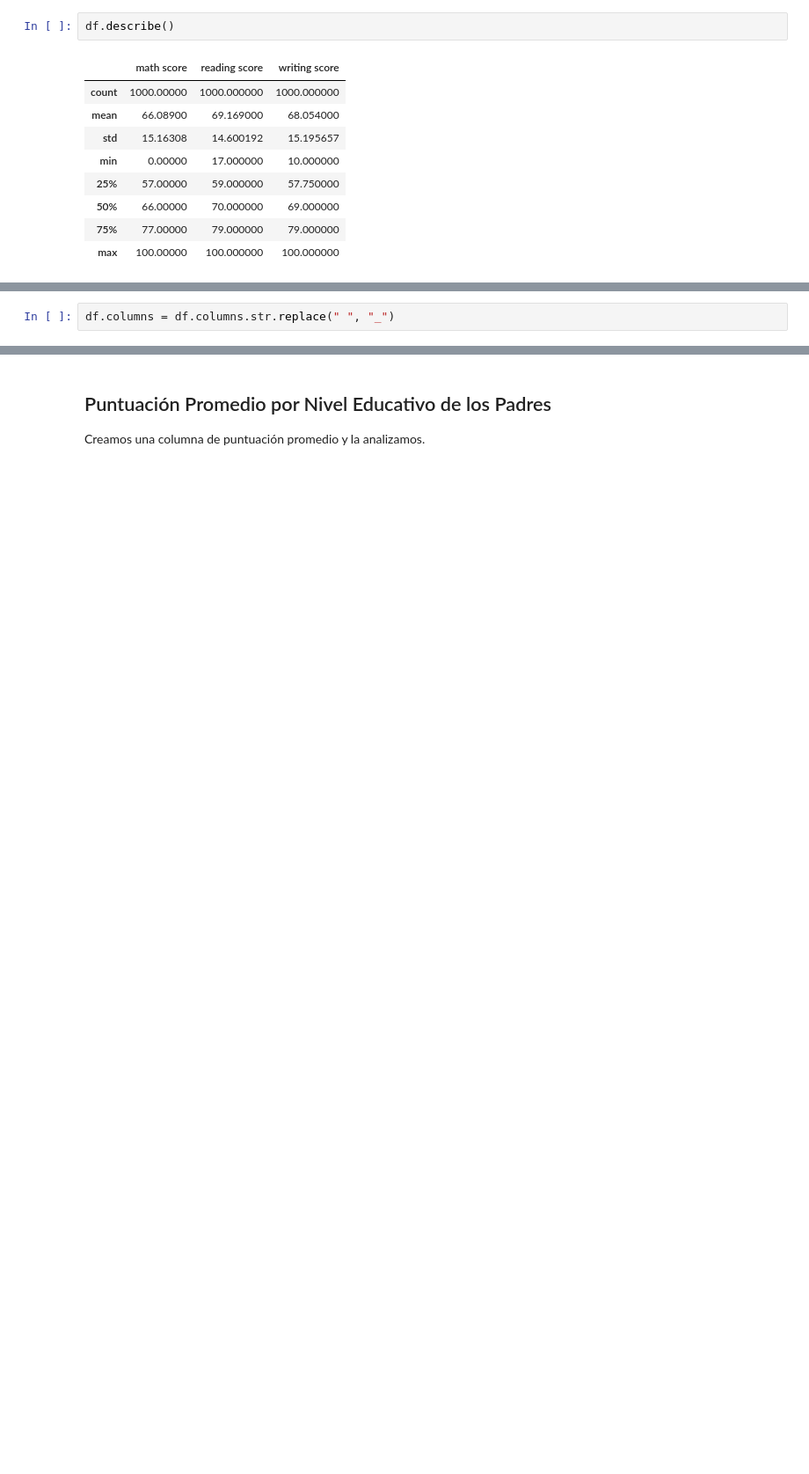
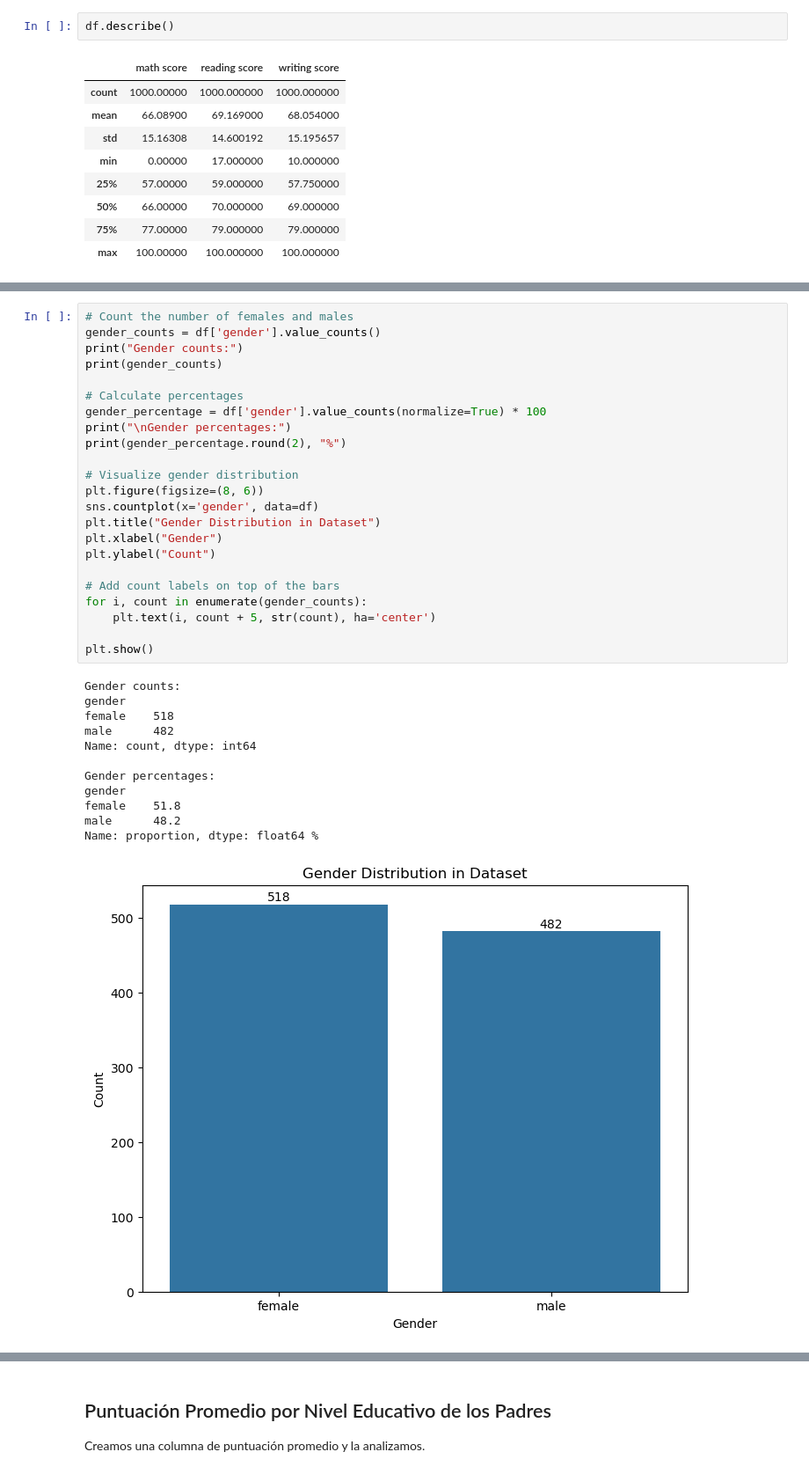
Before and after one commit to 8xbit/Entrega-final-EDA, a Jupyter notebook: Students Performance in Exams 2.ipynb, the cells around one changed output, grey strips where cells are left out. Shown: that part at 88% size. Drawn from its saved outputs; the diff is of its cells as text; blank space fills up the shorter version.

```diff
--- a/Students Performance in Exams 2.ipynb
+++ b/Students Performance in Exams 2.ipynb
@@ -104,2 +108,0 @@ df.describe()
-# %%
-df.columns = df.columns.str.replace(" ", "_")
@@ -121,0 +111,36 @@ plt.show()
+# %%
+# Count the number of females and males
+gender_counts = df['gender'].value_counts()
+print("Gender counts:")
+print(gender_counts)
+
+# Calculate percentages
+gender_percentage = df['gender'].value_counts(normalize=True) * 100
+print("\nGender percentages:")
+print(gender_percentage.round(2), "%")
+
+# Visualize gender distribution
+plt.figure(figsize=(8, 6))
+sns.countplot(x='gender', data=df)
+plt.title("Gender Distribution in Dataset")
+plt.xlabel("Gender")
+plt.ylabel("Count")
+
+# Add count labels on top of the bars
+for i, count in enumerate(gender_counts):
+    plt.text(i, count + 5, str(count), ha='center')
+
+plt.show()
+# %% [output]
+Gender counts:
+gender
+female    518
+male      482
+Name: count, dtype: int64
+
+Gender percentages:
+gender
+female    51.8
+male      48.2
+Name: proportion, dtype: float64 %
+[figure, added]
```
Also changed, not shown: parts of 31 cells of this notebook.
